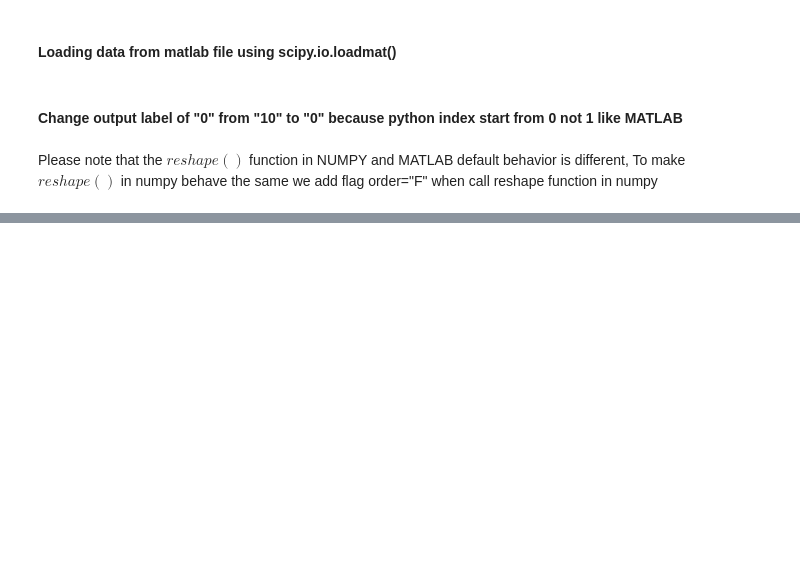
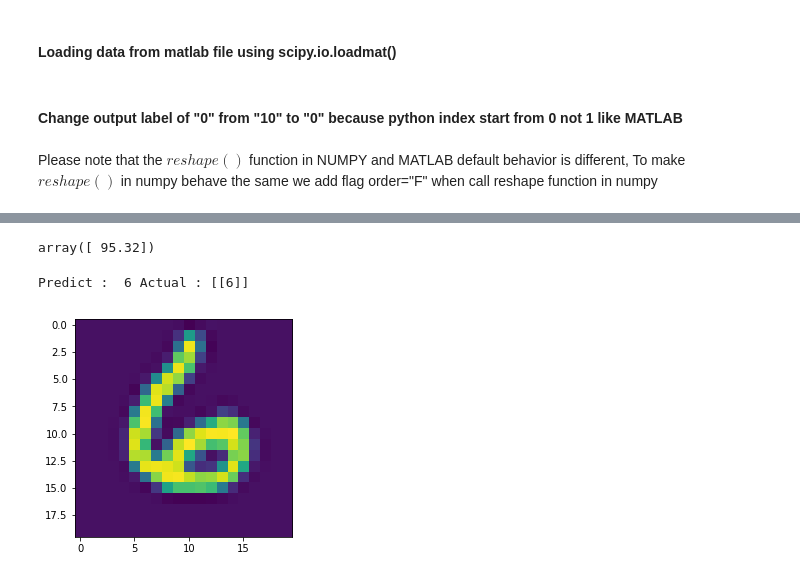
Before and after one commit to locluthor/Machine_Learning, a Jupyter notebook: Neural_Network_Representing.ipynb, the cells around one changed output, grey strips where cells are left out. Saved outputs shown, nothing was run; the diff lists cells and outputs as text; code cells hidden in the pictures; blank space fills up the shorter version.

```diff
--- a/Neural_Network_Representing.ipynb
+++ b/Neural_Network_Representing.ipynb
@@ -40,0 +64,26 @@ display_data(X[idx, :])
+# %%
+def oneVsAll(X, y, num_labels, alpha=1, _lambda=0, num_iteration=100):
+    m,n = X.shape
+    all_theta = np.zeros((n+1, num_labels))
+    X = np.insert(X, 0, 1, axis=1)
+
+    for i in range(num_labels):
+        y_label = y.copy()
+        # Convert y to binary vector for each labels
+        # Example : if label = 5 then y vector value = 1 if the value at that index = 5 otherwise 0
+        idx0 = y_label!=i
+        idx1 = y_label==i
+        y_label[idx1] = 1
+        y_label[idx0] = 0
+
+        # Use gradient descent to minimize the Cost of each output label
+        for j in range(num_iteration):
+            print('Label ' + str(i) + ',Iteration :' + str(j) + ', Cost : ' + str(lrCost(all_theta[:,[i]], X, y_label, _lambda)), end='\r')
+            all_theta[:,[i]] = all_theta[:,[i]] - lrGradient(all_theta[:,[i]], X, y_label, alpha, _lambda)
+
+        print('\n')
+    return all_theta
+# %%
+def predict(thetas, image):
+    output = np.dot(thetas.T, np.insert(image, 0, 1, axis=1).T)
+    return sigmoid(output)
@@ -40,0 +95,6 @@ display_data(X[idx, :])
+# %%
+def visualizeAndPredict(thetas, image, labels):
+    plt.imshow(np.reshape(image, (IMAGE_SIZE, IMAGE_SIZE), order='F'))
+    print('Predict : ', np.argmax(predict(thetas, image)), 'Actual :', labels)
+# %%
+thetas = oneVsAll(X, y, 10, alpha=1, _lambda=0, num_iteration=10000)
@@ -40,0 +121,10 @@ display_data(X[idx, :])
+# %%
+accuracy(thetas, X, y)
+# %% [output]
+array([ 95.32])
+# %%
+idx = np.random.randint(X.shape[0], size=1)
+visualizeAndPredict(thetas, X[idx,:], y[idx])
+# %% [output]
+Predict :  6 Actual : [[6]]
+[figure, added]
```
Also changed, not shown: parts of 8 cells of this notebook, 1 other file.
